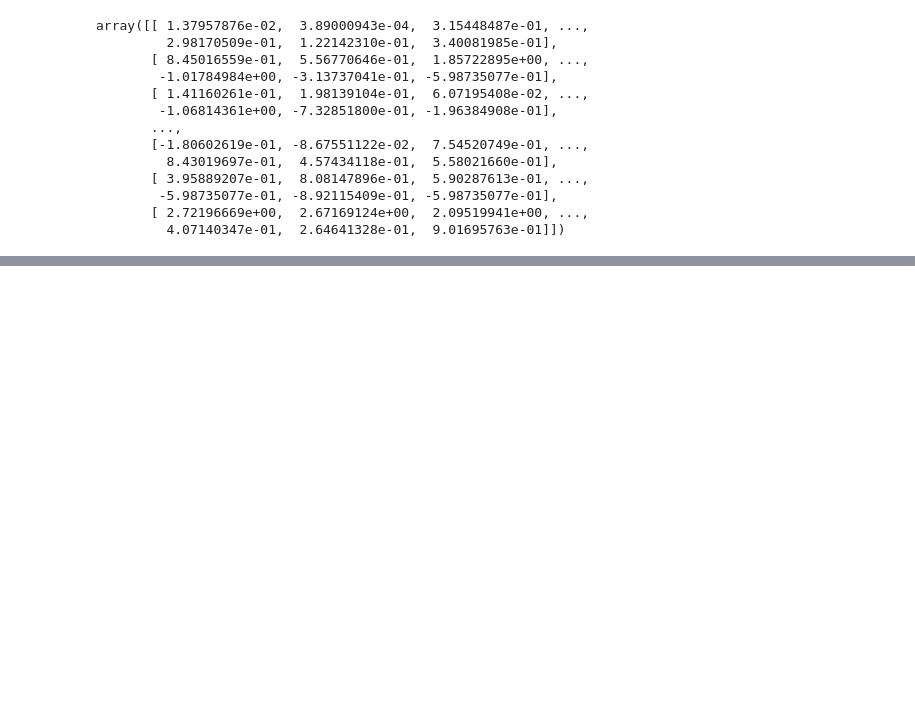
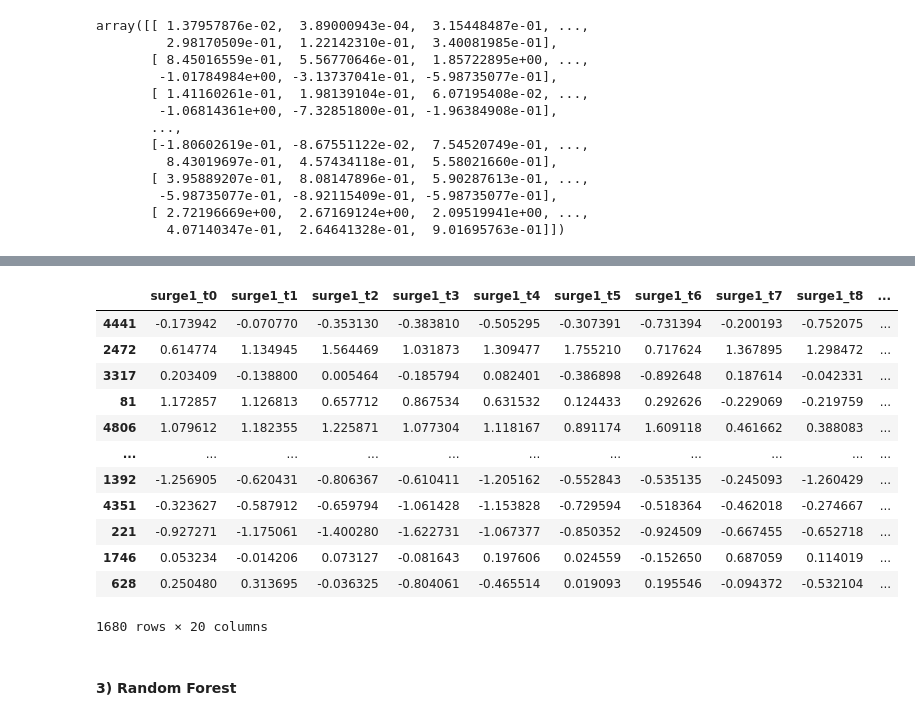
Before and after one commit to oumeima-elgharbi/ChallengeData_CanYouPredictTheTide, a Jupyter notebook: preprocess.ipynb, the cells around one changed output, grey strips where cells are left out. Drawn from its saved outputs; the diff is of its cells as text; code cells hidden in the pictures; blank space fills up the shorter version.

```diff
--- a/preprocess.ipynb
+++ b/preprocess.ipynb
@@ -535,0 +417,8 @@ Y_test_pred_df.to_csv("./dataset/output/submit/Y_test.csv", index_label='id_sequ
+# %%
+from xgboost import XGBRegressor
+
+estimator = XGBRegressor(random_state=seed)
+regr_XGBoost = MultiOutputRegressor(estimator).fit(X_train_surge, y_train_surge)
+# %%
+y_val_surge_pred_XGBoost = regr_XGBoost.predict(X_val_surge)
+y_val_surge_pred_XGBoost
@@ -535,0 +439,18 @@ Y_test_pred_df.to_csv("./dataset/output/submit/Y_test.csv", index_label='id_sequ
+# %%
+save_y_pred("XGBoost", output_path, y_val_surge_pred_XGBoost, y_val_surge.index, submit=False)
+# %% [output]
+|  | surge1_t0 | surge1_t1 | surge1_t2 | surge1_t3 | surge1_t4 | surge1_t5 | surge1_t6 | surge1_t7 | surge1_t8 | ... |
+| 4441 | -0.173942 | -0.070770 | -0.353130 | -0.383810 | -0.505295 | -0.307391 | -0.731394 | -0.200193 | -0.752075 | ... |
+| 2472 | 0.614774 | 1.134945 | 1.564469 | 1.031873 | 1.309477 | 1.755210 | 0.717624 | 1.367895 | 1.298472 | ... |
+| 3317 | 0.203409 | -0.138800 | 0.005464 | -0.185794 | 0.082401 | -0.386898 | -0.892648 | 0.187614 | -0.042331 | ... |
+| 81 | 1.172857 | 1.126813 | 0.657712 | 0.867534 | 0.631532 | 0.124433 | 0.292626 | -0.229069 | -0.219759 | ... |
+| 4806 | 1.079612 | 1.182355 | 1.225871 | 1.077304 | 1.118167 | 0.891174 | 1.609118 | 0.461662 | 0.388083 | ... |
+| ... | ... | ... | ... | ... | ... | ... | ... | ... | ... | ... |
+| 1392 | -1.256905 | -0.620431 | -0.806367 | -0.610411 | -1.205162 | -0.552843 | -0.535135 | -0.245093 | -1.260429 | ... |
+| 4351 | -0.323627 | -0.587912 | -0.659794 | -1.061428 | -1.153828 | -0.729594 | -0.518364 | -0.462018 | -0.274667 | ... |
+| 221 | -0.927271 | -1.175061 | -1.400280 | -1.622731 | -1.067377 | -0.850352 | -0.924509 | -0.667455 | -0.652718 | ... |
+| 1746 | 0.053234 | -0.014206 | 0.073127 | -0.081643 | 0.197606 | 0.024559 | -0.152650 | 0.687059 | 0.114019 | ... |
+| 628 | 0.250480 | 0.313695 | -0.036325 | -0.804061 | -0.465514 | 0.019093 | 0.195546 | -0.094372 | -0.532104 | ... |
+1680 rows × 20 columns
+# %% [markdown]
+#### 3) Random Forest
```
Also changed, not shown: parts of 82 cells of this notebook, 2 other files.
